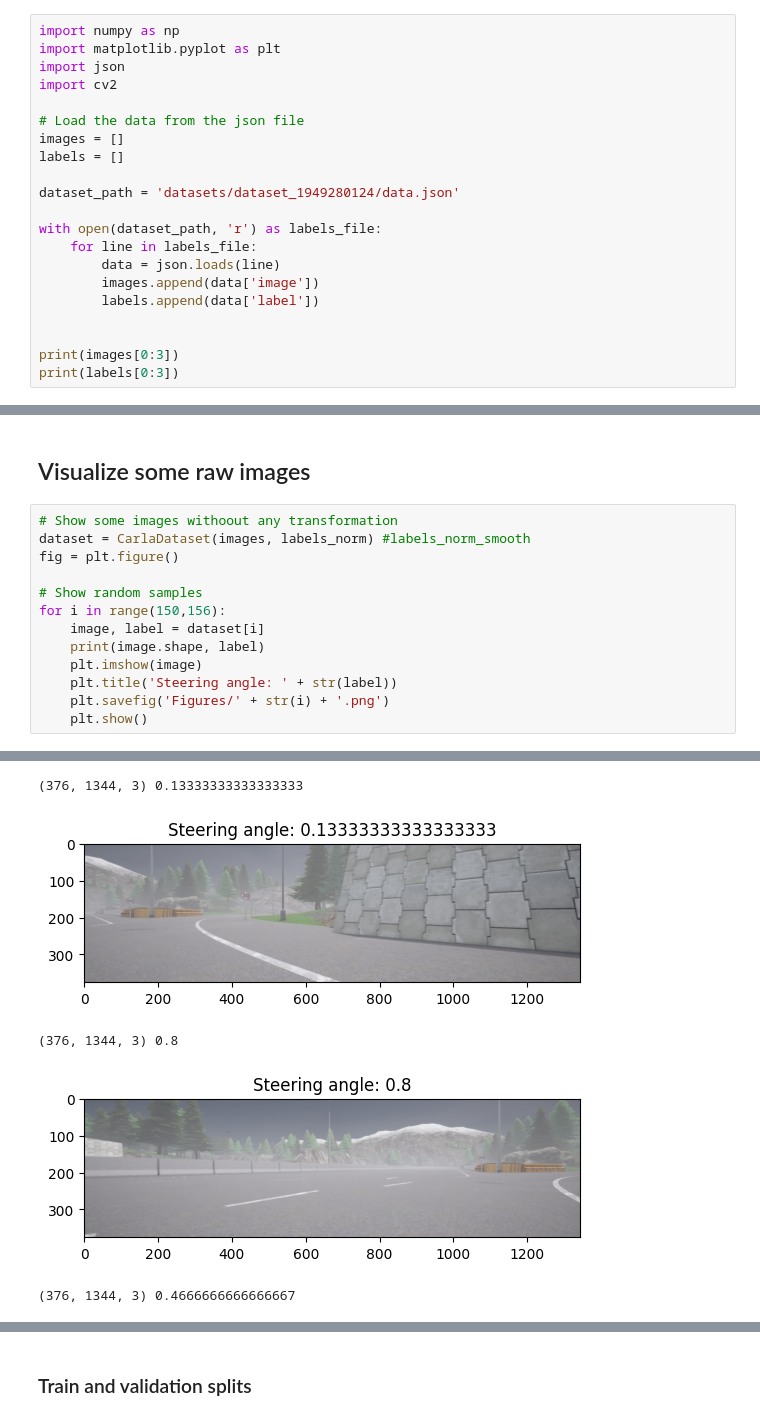
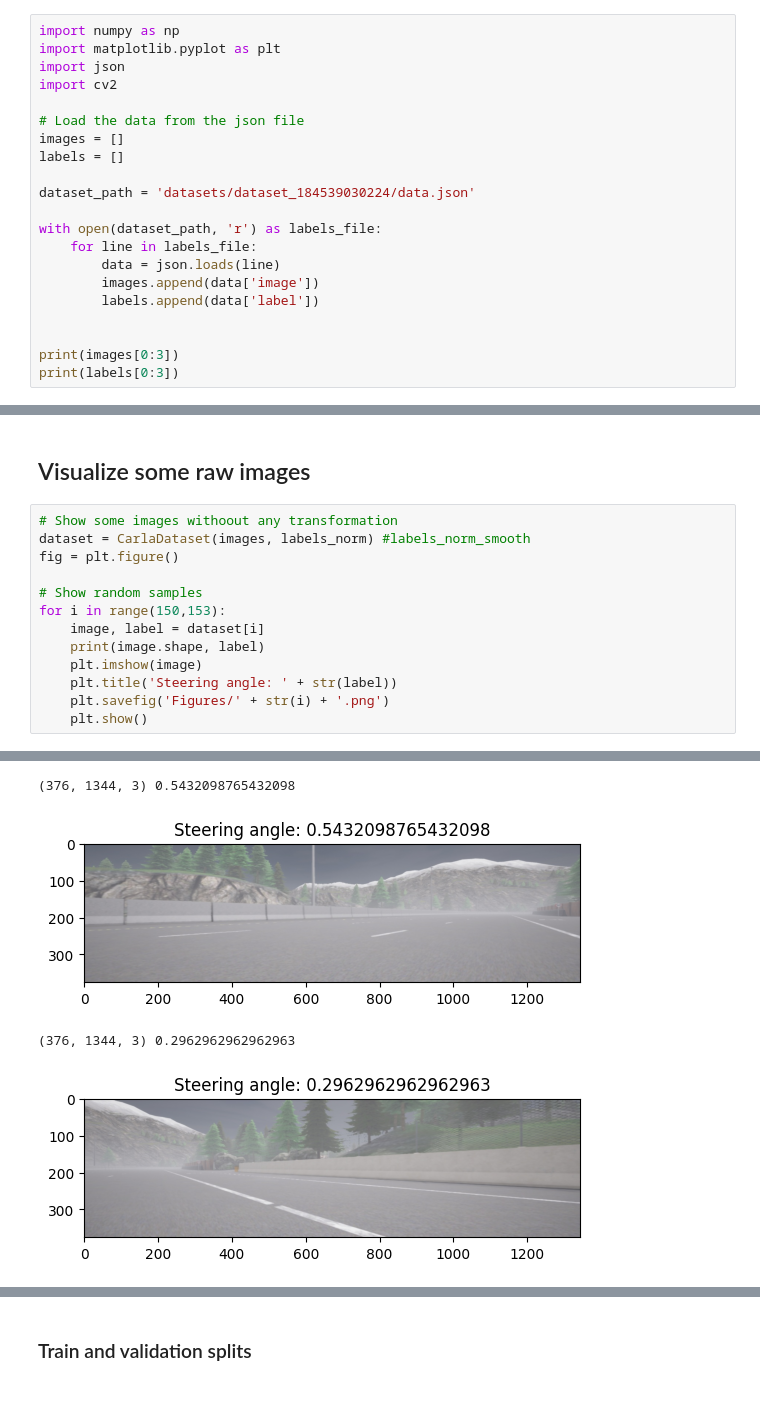
Before and after one commit to curroramos/Self_Driving_ROAR, a Jupyter notebook: train.ipynb, the cells around one changed output, grey strips where cells are left out. Drawn from its saved outputs; the diff is of its cells as text.

```diff
--- a/train.ipynb
+++ b/train.ipynb
@@ -10,7 +12,7 @@ import cv2
 images = []
 labels = []
 
-dataset_path = 'datasets/dataset_1949280124/data.json'
+dataset_path = 'datasets/dataset_184539030224/data.json'
 
 with open(dataset_path, 'r') as labels_file:
     for line in labels_file:
@@ -153,7 +156,7 @@ dataset = CarlaDataset(images, labels_norm) #labels_norm_smooth
 fig = plt.figure()
 
 # Show random samples
-for i in range(150,156):
+for i in range(150,153):
     image, label = dataset[i]
     print(image.shape, label)
     plt.imshow(image)
@@ -166,5 +169,4 @@ for i in range(150,156):
-(376, 1344, 3) 0.13333333333333333
+(376, 1344, 3) 0.5432098765432098
-[figure, old version]
+[figure, new version]
-(376, 1344, 3) 0.8
+(376, 1344, 3) 0.2962962962962963
-[figure, old version]
+[figure, new version]
-(376, 1344, 3) 0.4666666666666667
```
Also changed, not shown: parts of 19 cells of this notebook, 1 other file.
